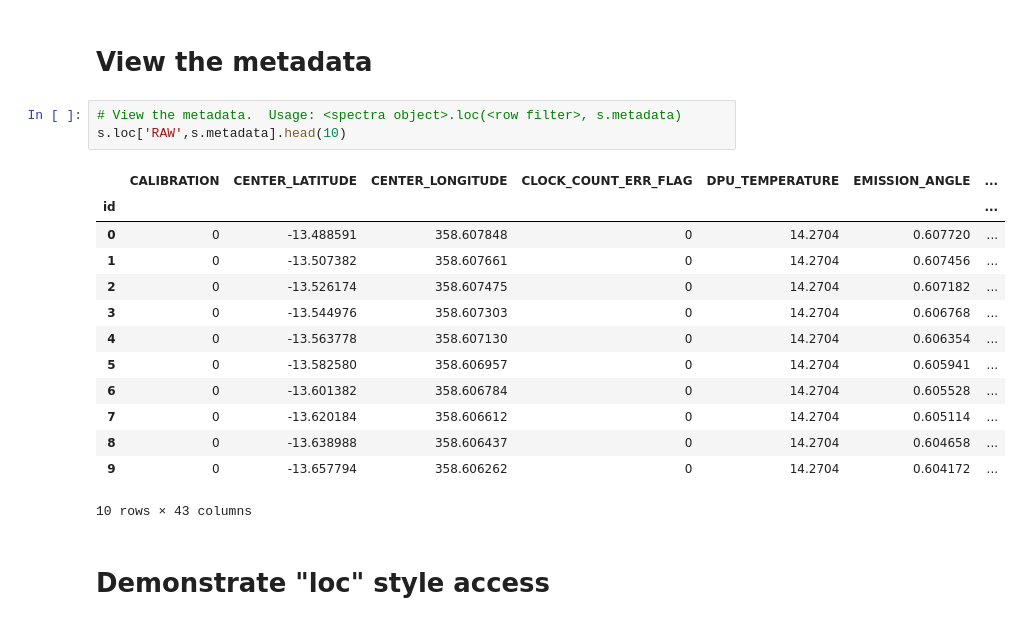
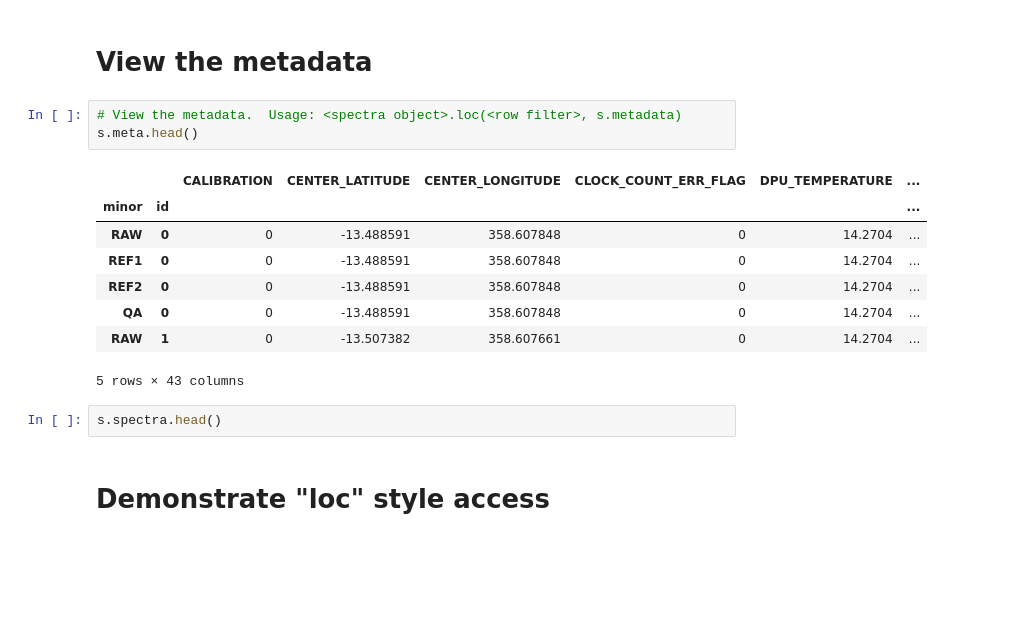
Before and after one commit to jlaura/PyHAT, a Jupyter notebook: notebooks/SP Example.ipynb, the cells around one changed output. Drawn from its saved outputs; the diff is of its cells as text; blank space fills up the shorter version.

Commit message:
added syntax sugar for meta and spectra

```diff
--- a/notebooks/SP Example.ipynb
+++ b/notebooks/SP Example.ipynb
@@ -37,21 +37,18 @@ s.head(10)
 # View the metadata
 # %%
 # View the metadata.  Usage: <spectra object>.loc(<row filter>, s.metadata)
-s.loc['RAW',s.metadata].head(10)
+s.meta.head()
 # %% [output]
-|  | CALIBRATION | CENTER_LATITUDE | CENTER_LONGITUDE | CLOCK_COUNT_ERR_FLAG | DPU_TEMPERATURE | EMISSION_ANGLE | ... |
-| id |  |  |  |  |  |  | ... |
-| 0 | 0 | -13.488591 | 358.607848 | 0 | 14.2704 | 0.607720 | ... |
-| 1 | 0 | -13.507382 | 358.607661 | 0 | 14.2704 | 0.607456 | ... |
-| 2 | 0 | -13.526174 | 358.607475 | 0 | 14.2704 | 0.607182 | ... |
-| 3 | 0 | -13.544976 | 358.607303 | 0 | 14.2704 | 0.606768 | ... |
-| 4 | 0 | -13.563778 | 358.607130 | 0 | 14.2704 | 0.606354 | ... |
-| 5 | 0 | -13.582580 | 358.606957 | 0 | 14.2704 | 0.605941 | ... |
-| 6 | 0 | -13.601382 | 358.606784 | 0 | 14.2704 | 0.605528 | ... |
-| 7 | 0 | -13.620184 | 358.606612 | 0 | 14.2704 | 0.605114 | ... |
-| 8 | 0 | -13.638988 | 358.606437 | 0 | 14.2704 | 0.604658 | ... |
-| 9 | 0 | -13.657794 | 358.606262 | 0 | 14.2704 | 0.604172 | ... |
+|  |  | CALIBRATION | CENTER_LATITUDE | CENTER_LONGITUDE | CLOCK_COUNT_ERR_FLAG | DPU_TEMPERATURE | ... |
+| minor | id |  |  |  |  |  | ... |
+| RAW | 0 | 0 | -13.488591 | 358.607848 | 0 | 14.2704 | ... |
+| REF1 | 0 | 0 | -13.488591 | 358.607848 | 0 | 14.2704 | ... |
+| REF2 | 0 | 0 | -13.488591 | 358.607848 | 0 | 14.2704 | ... |
+| QA | 0 | 0 | -13.488591 | 358.607848 | 0 | 14.2704 | ... |
+| RAW | 1 | 0 | -13.507382 | 358.607661 | 0 | 14.2704 | ... |
-10 rows × 43 columns
+5 rows × 43 columns
+# %%
+s.spectra.head()
 # %% [markdown]
 # Demonstrate "loc" style access
 # %%
```
Also changed, not shown: parts of 1 cell of this notebook, 2 other files.
